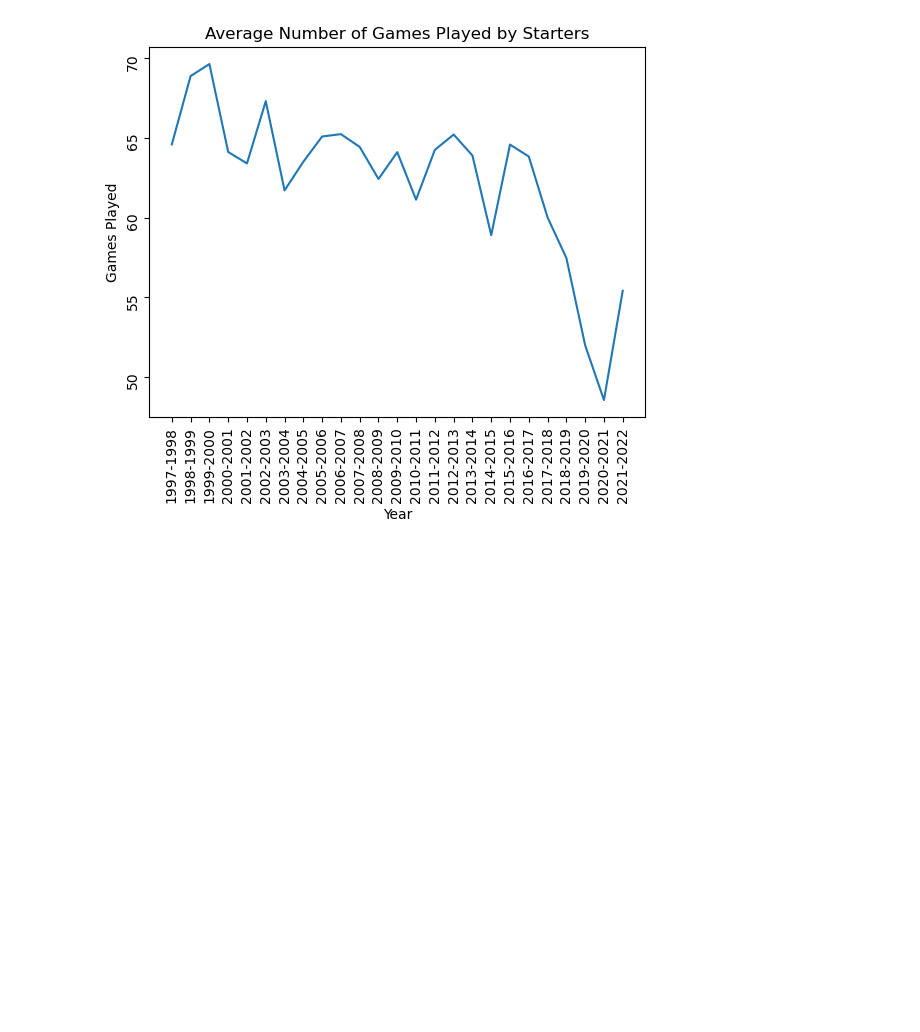
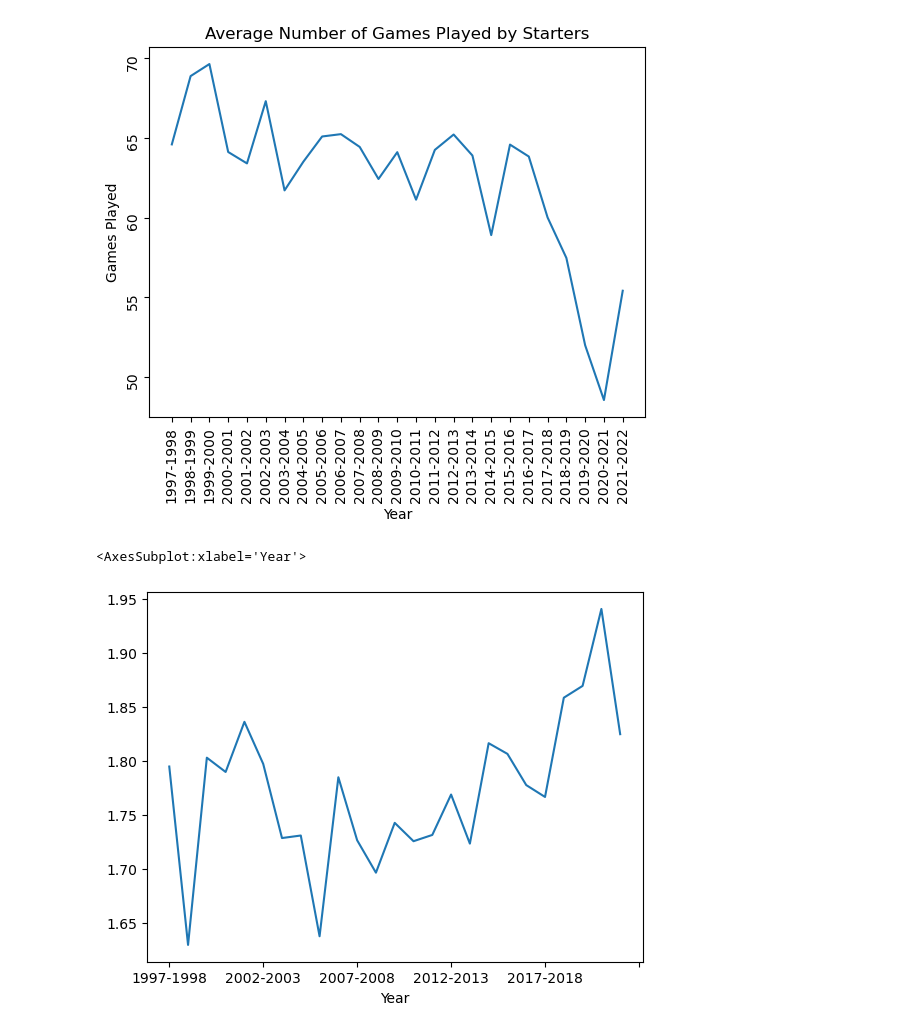
Before and after one commit to joshua-shorterivey/basic_basketball_analysis, a Jupyter notebook: explore.ipynb, the cells around one changed output. Cells and saved outputs as stored; diff of their text form; code cells hidden in the pictures; blank space fills up the shorter version.

```diff
--- a/explore.ipynb
+++ b/explore.ipynb
@@ -374,3 +375,8 @@ ax.set_xlabel('Year')
 ax.tick_params(rotation=90)
 # %% [output]
 [figure]
+# %%
+stats.groupby('Year').mean()['AST'].plot()
+# %% [output]
+<AxesSubplot:xlabel='Year'>
+[figure, added]
```
Also changed, not shown: parts of 1 cell of this notebook.
